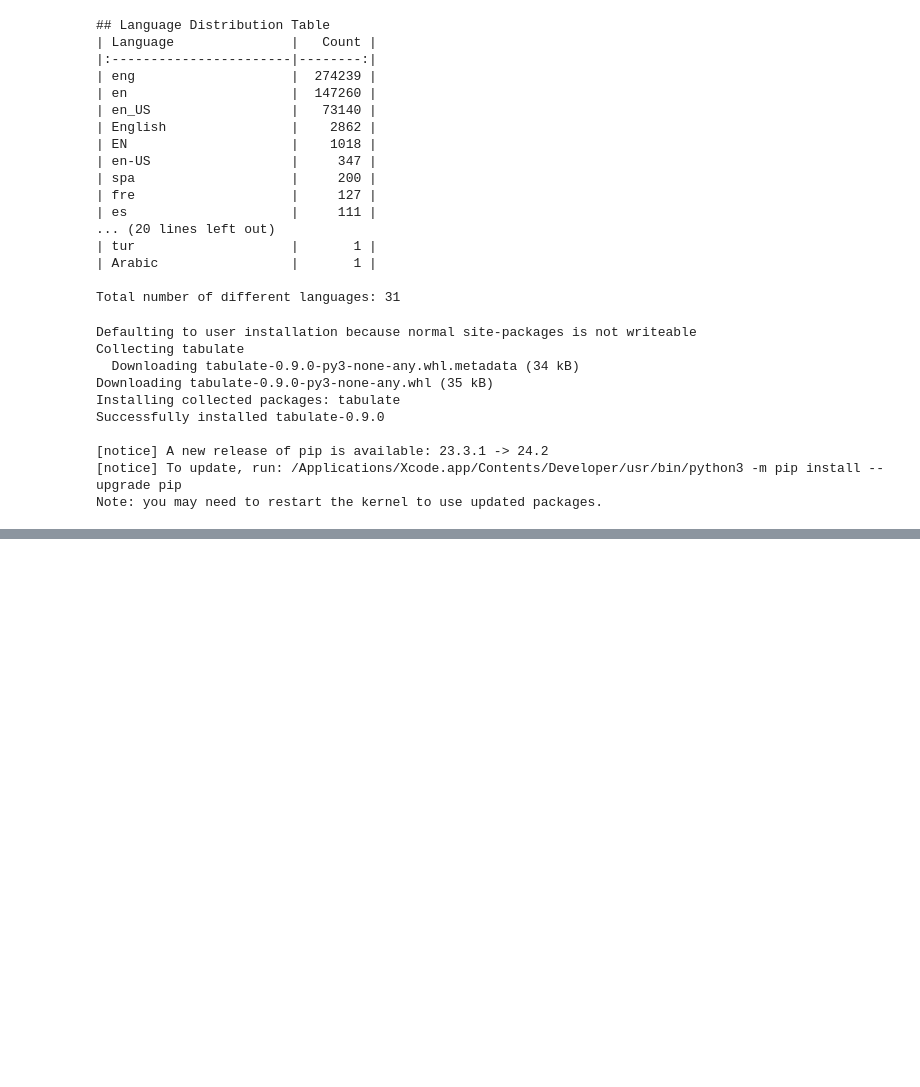
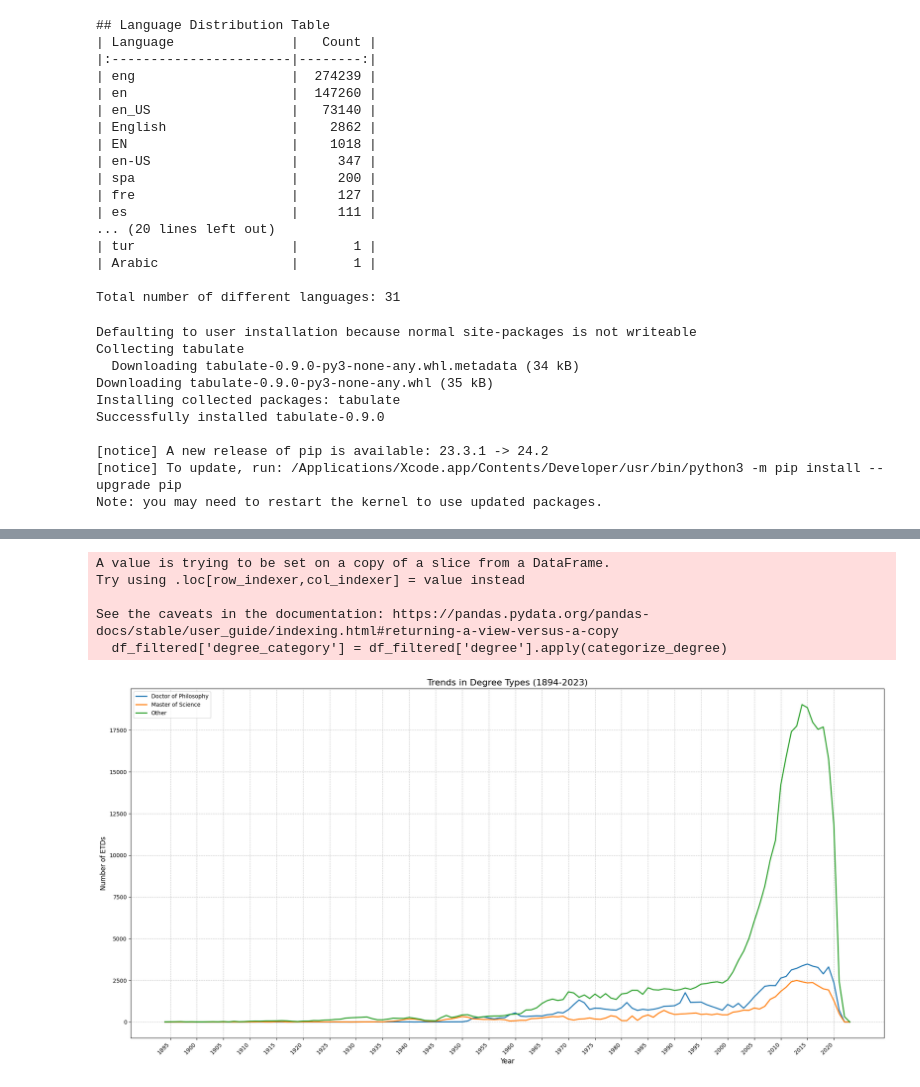
Before and after one commit to tongwu22/ETD, a Jupyter notebook: ETD1.ipynb, the cells around one changed output, grey strips where cells are left out. Drawn from its saved outputs; the diff is of its cells as text; code cells hidden in the pictures; blank space fills up the shorter version.

```diff
--- a/ETD1.ipynb
+++ b/ETD1.ipynb
@@ -428,0 +602,60 @@ Note: you may need to restart the kernel to use updated packages.
+# %%
+import pandas as pd
+import matplotlib.pyplot as plt
+
+# Assuming df is your dataframe
+# Convert year to numeric, dropping any non-numeric values
+df['year'] = pd.to_numeric(df['year'], errors='coerce')
+
+# Filter for years between 1894 and 2023
+df_filtered = df[(df['year'] >= 1894) & (df['year'] <= 2023)]
+
+# Get the count of each degree type
+degree_counts = df_filtered['degree'].value_counts()
+
+print("Number of different degree types:", len(degree_counts))
+print("\nTop 10 degree types:")
+print(degree_counts.head(10))
+
+# Get the top two degrees
+top_two_degrees = degree_counts.nlargest(2).index.tolist()
+
+# Function to categorize degrees
+def categorize_degree(degree):
+    if degree == top_two_degrees[0]:
+        return top_two_degrees[0]
+    elif degree == top_two_degrees[1]:
+        return top_two_degrees[1]
+    else:
+        return 'Other'
+
+# Apply categorization
+df_filtered['degree_category'] = df_filtered['degree'].apply(categorize_degree)
+
+# Group by year and degree category
+degree_trends = df_filtered.groupby(['year', 'degree_category']).size().unstack(fill_value=0)
+
+# Create the line plot
+plt.figure(figsize=(20, 10))
+
+# Plot each degree category
+plt.plot(degree_trends.index, degree_trends[top_two_degrees[0]], label=top_two_degrees[0], linewidth=2)
+plt.plot(degree_trends.index, degree_trends[top_two_degrees[1]], label=top_two_degrees[1], linewidth=2)
+plt.plot(degree_trends.index, degree_trends['Other'], label='Other', linewidth=2)
+
+# Customize the plot
+plt.title('Trends in Degree Types (1894-2023)', fontsize=16)
+plt.xlabel('Year', fontsize=12)
+plt.ylabel('Number of ETDs', fontsize=12)
+plt.legend(fontsize=10)
+plt.grid(True, linestyle='--', alpha=0.7)
+
+# Set x-axis ticks to show every 5 years
+plt.xticks(range(1895, 2024, 5), rotation=45, ha='right')
+
+# Adjust layout
+plt.tight_layout()
+
+# Show the plot
+plt.show()
+# %% [output]
@@ -428,0 +677,6 @@ Note: you may need to restart the kernel to use updated packages.
+A value is trying to be set on a copy of a slice from a DataFrame.
+Try using .loc[row_indexer,col_indexer] = value instead
+
+See the caveats in the documentation: https://pandas.pydata.org/pandas-docs/stable/user_guide/indexing.html#returning-a-view-versus-a-copy
+  df_filtered['degree_category'] = df_filtered['degree'].apply(categorize_degree)
+[figure, added]
```
Also changed, not shown: parts of 12 cells of this notebook, 2 other files.
